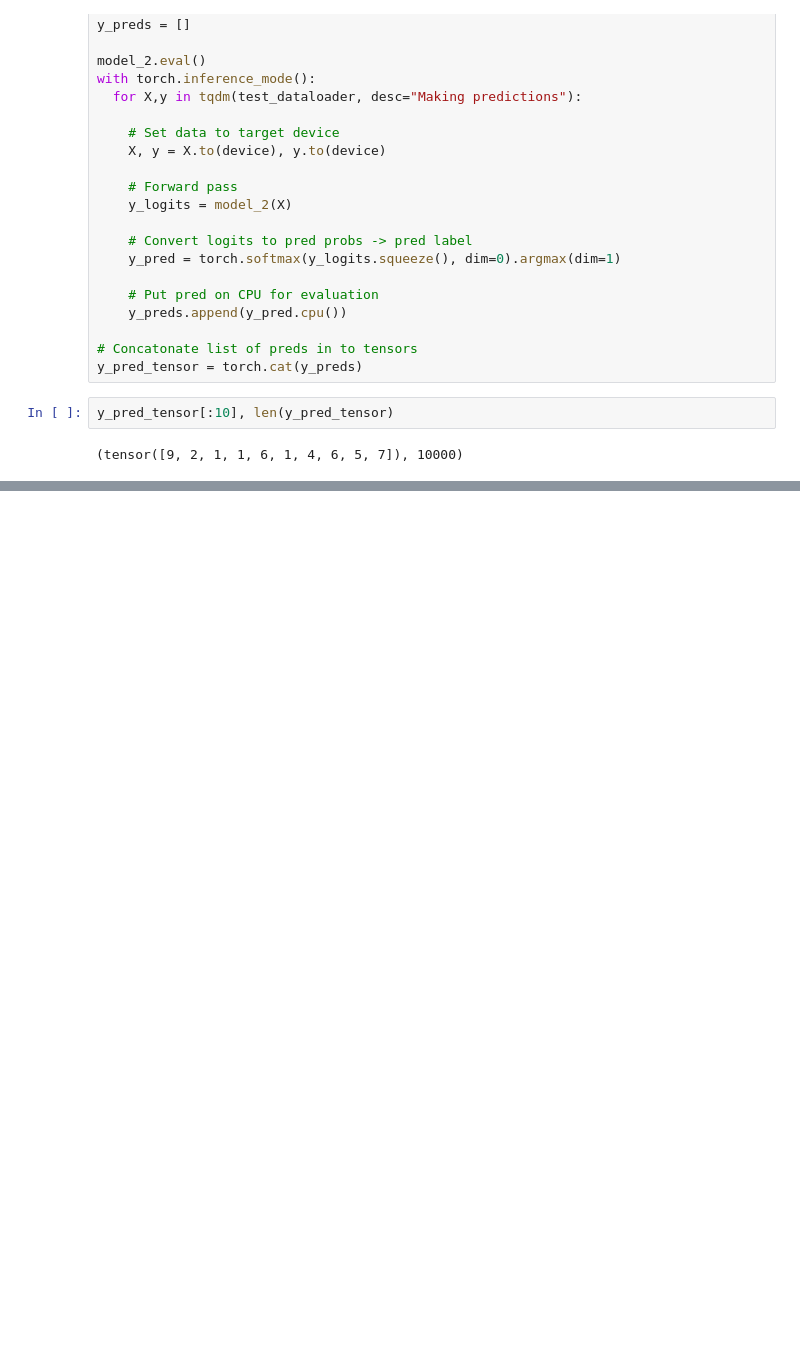
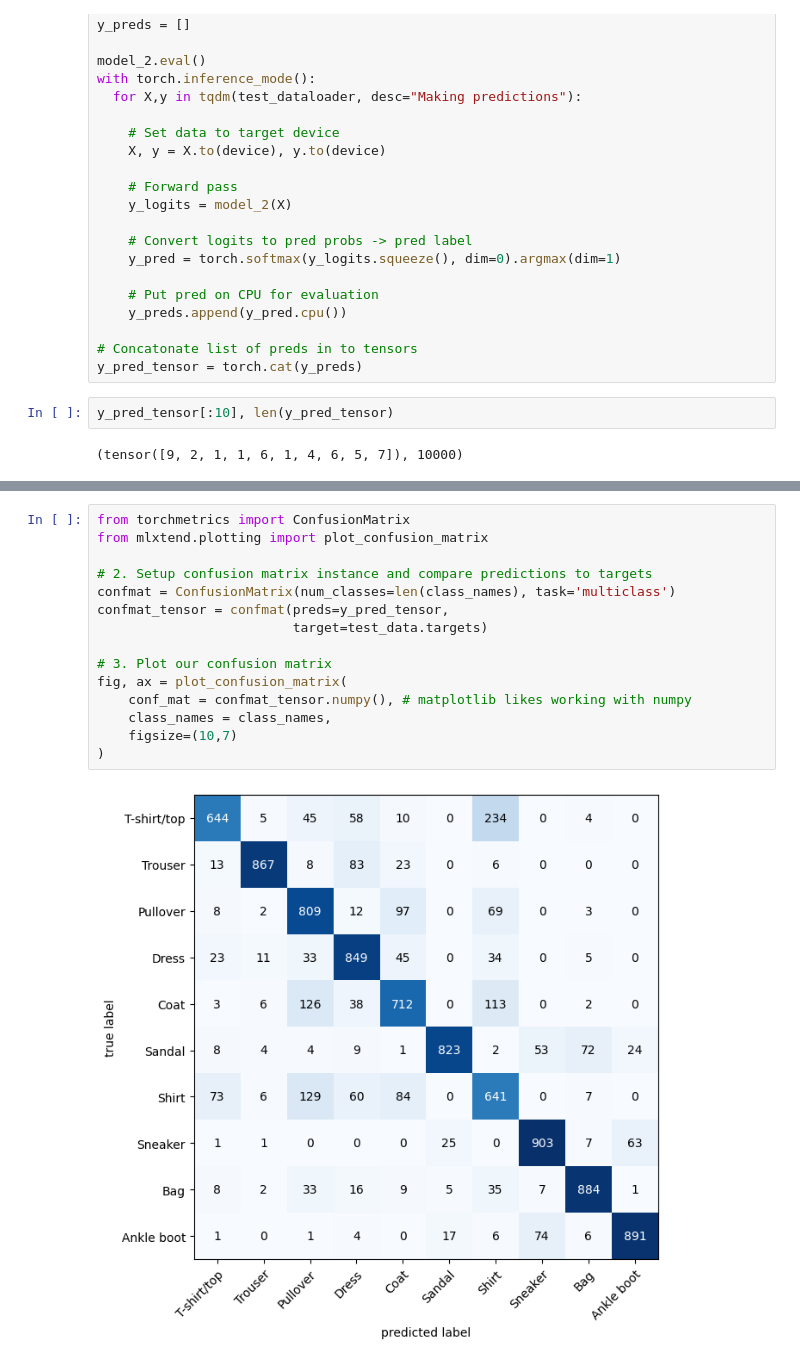
Before and after one commit to maronem/PyTorch, a Jupyter notebook: 03_pytorch_computer_vision.ipynb, the cells around one changed output, grey strips where cells are left out. Cells and saved outputs as stored; diff of their text form; blank space fills up the shorter version.

```diff
--- a/03_pytorch_computer_vision.ipynb
+++ b/03_pytorch_computer_vision.ipynb
@@ -1267,0 +1277,17 @@ mlxtend version: 0.21.0
+# %%
+from torchmetrics import ConfusionMatrix
+from mlxtend.plotting import plot_confusion_matrix
+
+# 2. Setup confusion matrix instance and compare predictions to targets
+confmat = ConfusionMatrix(num_classes=len(class_names), task='multiclass')
+confmat_tensor = confmat(preds=y_pred_tensor,
+                         target=test_data.targets)
+
+# 3. Plot our confusion matrix
+fig, ax = plot_confusion_matrix(
+    conf_mat = confmat_tensor.numpy(), # matplotlib likes working with numpy
+    class_names = class_names,
+    figsize=(10,7)
+)
+# %% [output]
+[figure, added]
```
Also changed, not shown: parts of 25 cells of this notebook.
